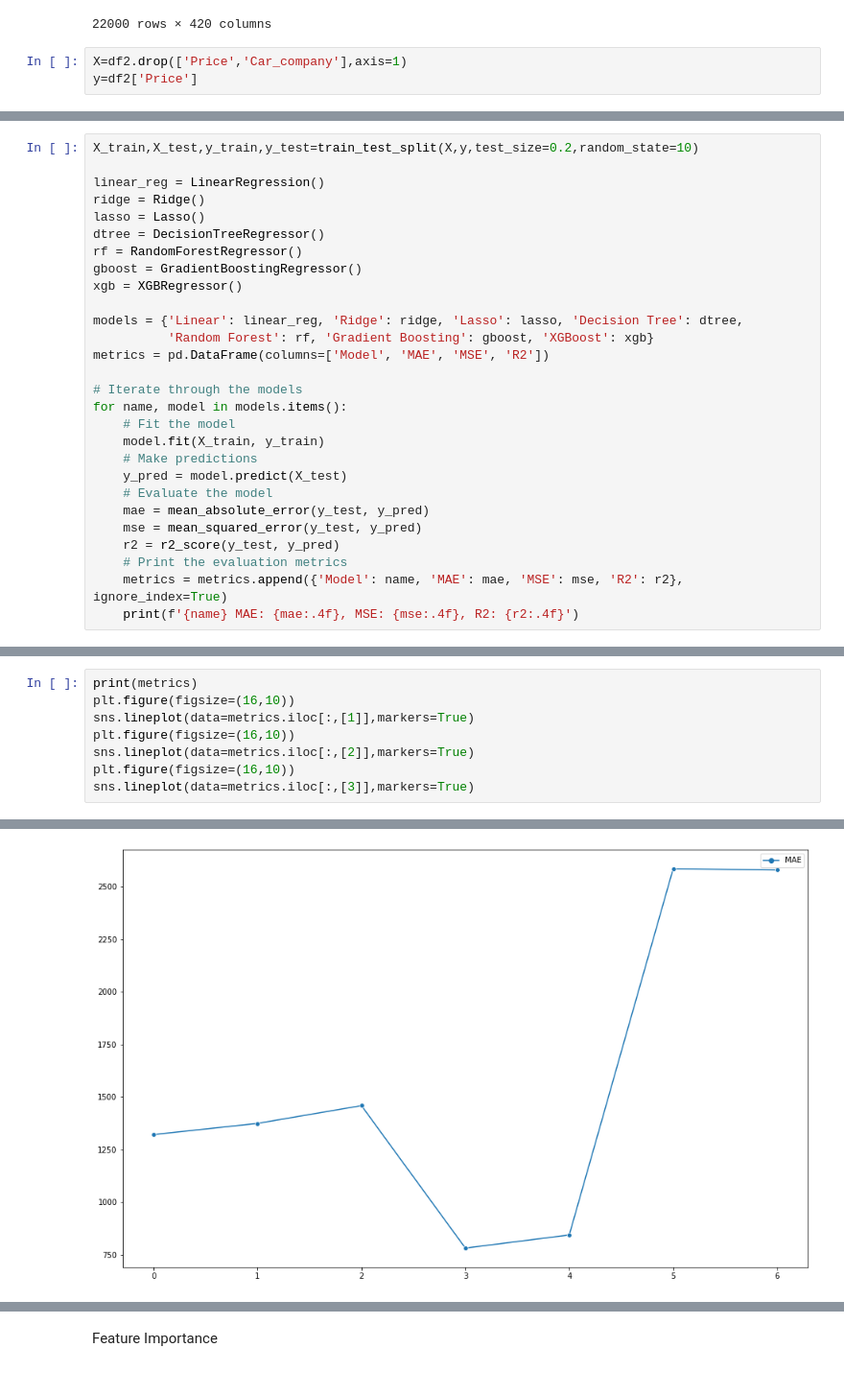
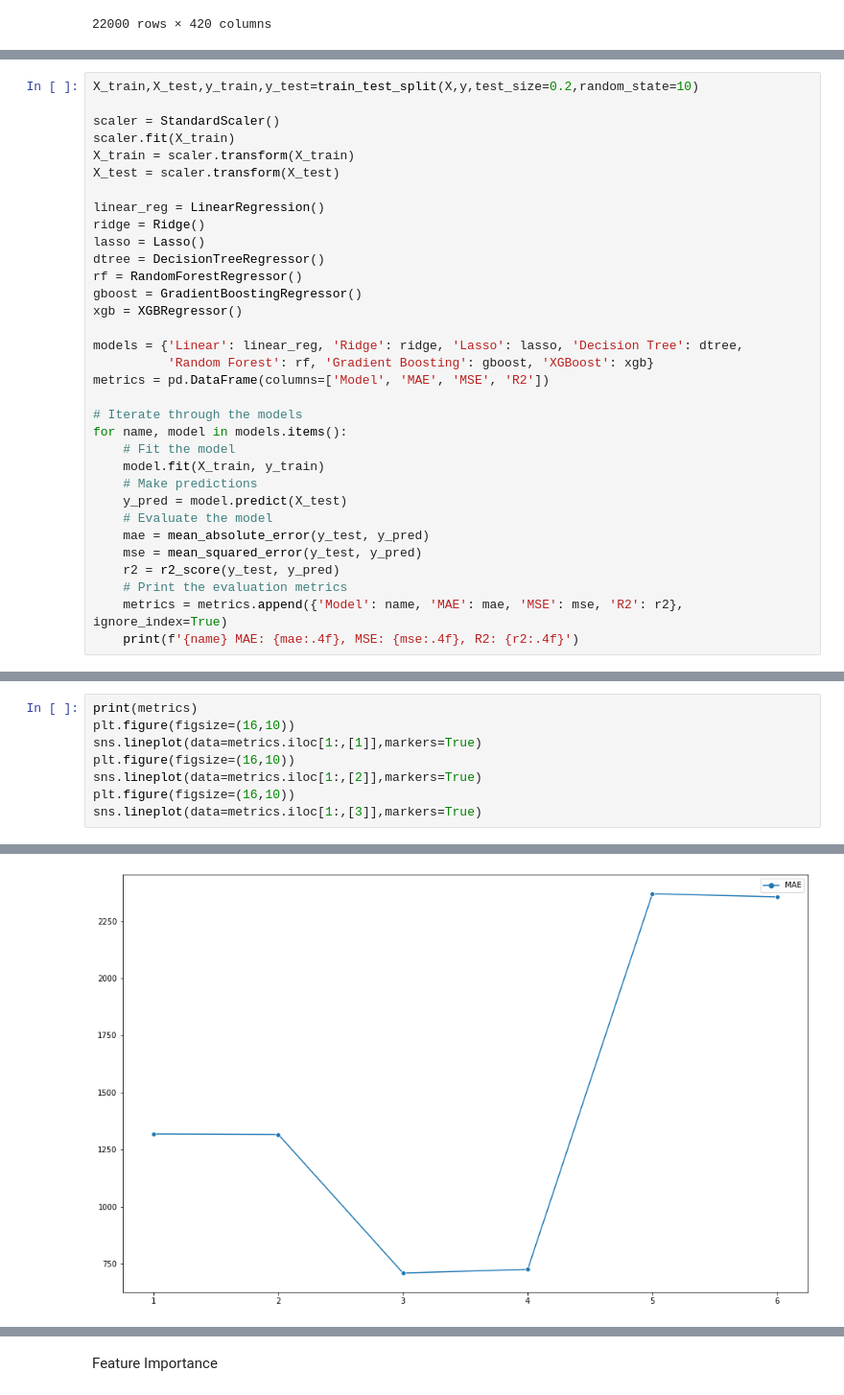
Before and after one commit to Arjun-RY/Carvana-Used-Car_price-prediction, a Jupyter notebook: Used_Car_Price_Prediction(Carvana).ipynb, the cells around one changed output, grey strips where cells are left out. Shown at 96% size. Drawn from its saved outputs; the diff is of its cells as text.

```diff
--- a/Used_Car_Price_Prediction(Carvana).ipynb
+++ b/Used_Car_Price_Prediction(Carvana).ipynb
@@ -171,6 +161,3 @@ df2
 | 21998 | 2020 | 27945 | 23990 | Toyota | 0 | 0 | 0 | ... |
 | 21999 | 2012 | 70676 | 14990 | Honda | 0 | 0 | 0 | ... |
 22000 rows × 420 columns
-# %%
-X=df2.drop(['Price','Car_company'],axis=1)
-y=df2['Price']
@@ -177,5 +169,10 @@ y=df2['Price']
 # %%
 X_train,X_test,y_train,y_test=train_test_split(X,y,test_size=0.2,random_state=10)
+
+scaler = StandardScaler()
+scaler.fit(X_train)
+X_train = scaler.transform(X_train)
+X_test = scaler.transform(X_test)
 
 linear_reg = LinearRegression()
 ridge = Ridge()
@@ -214,9 +211,9 @@ XGBoost MAE: 2578.3781, MSE: 15131958.9253, R2: 0.6234
 # %%
 print(metrics)
 plt.figure(figsize=(16,10))
-sns.lineplot(data=metrics.iloc[:,[1]],markers=True)
+sns.lineplot(data=metrics.iloc[1:,[1]],markers=True)
 plt.figure(figsize=(16,10))
-sns.lineplot(data=metrics.iloc[:,[2]],markers=True)
+sns.lineplot(data=metrics.iloc[1:,[2]],markers=True)
 plt.figure(figsize=(16,10))
-sns.lineplot(data=metrics.iloc[:,[3]],markers=True)
+sns.lineplot(data=metrics.iloc[1:,[3]],markers=True)
 # %% [output]
@@ -231,2 +228,2 @@ sns.lineplot(data=metrics.iloc[:,[3]],markers=True)
 <matplotlib.axes._subplots.AxesSubplot at 0x...>
-[figure, old version]
+[figure, new version]
```
Also changed, not shown: parts of 6 cells of this notebook.
